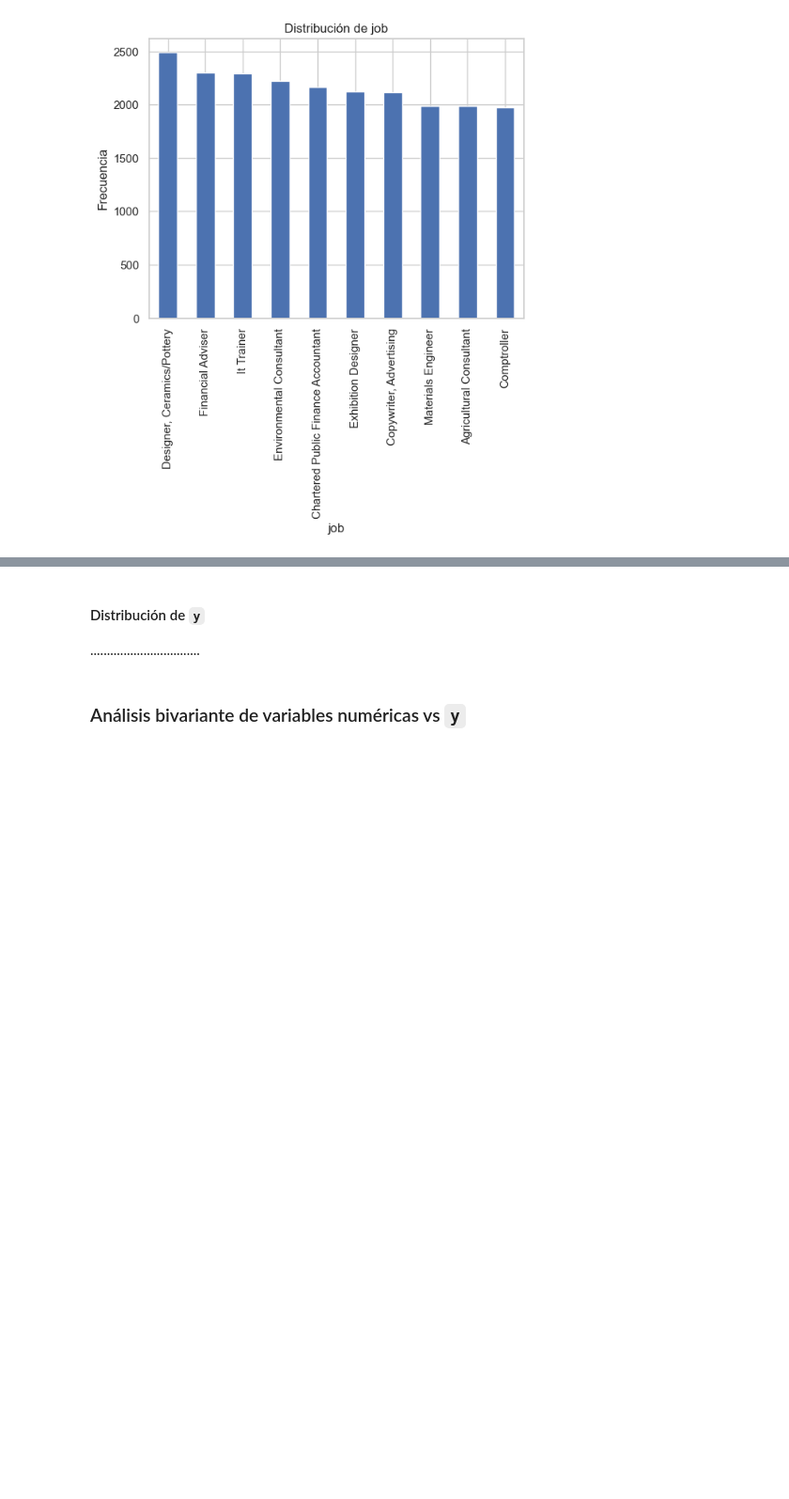
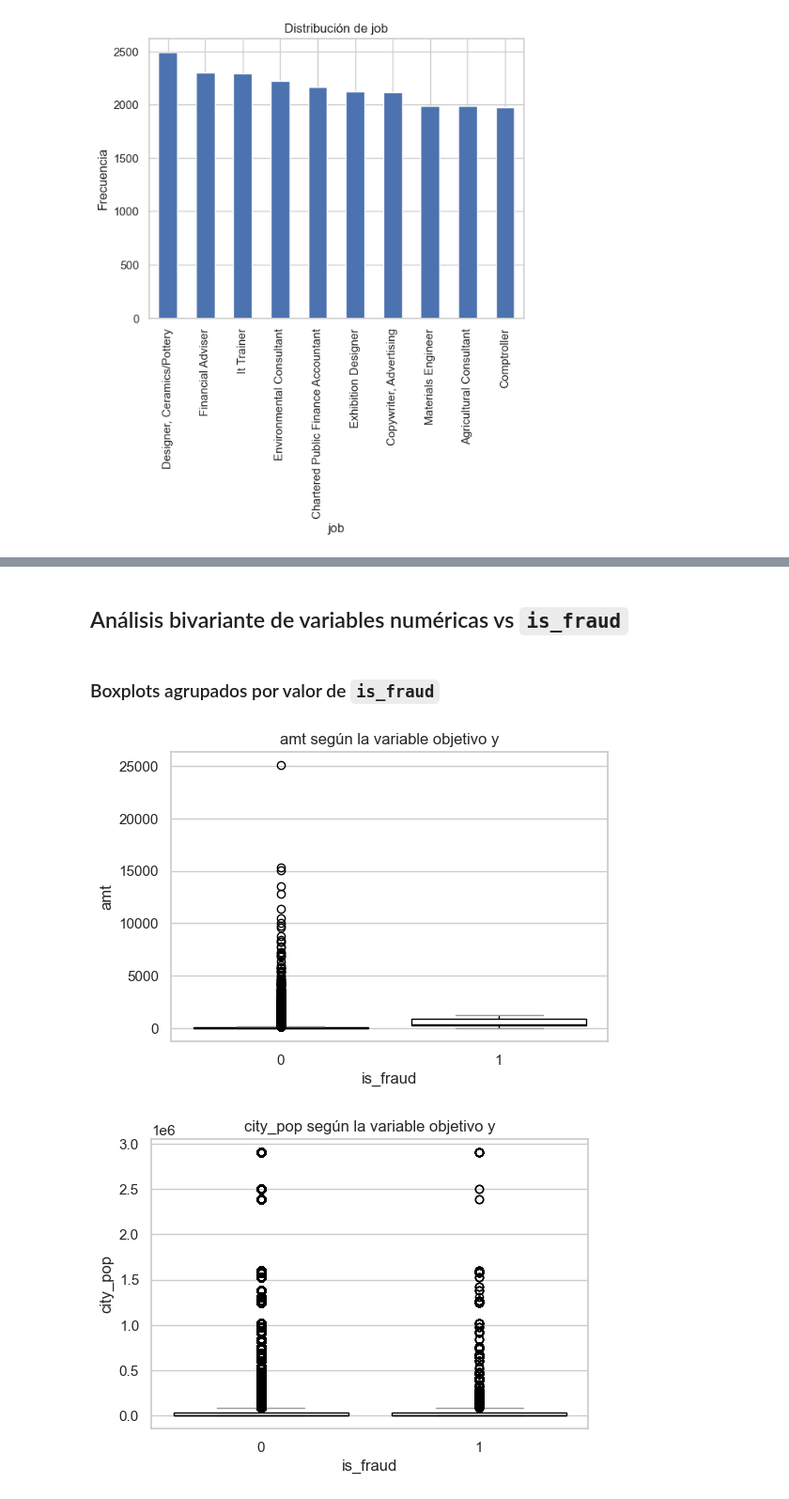
Before and after one commit to C4rl0s1515/Fraud-detection-eda-project, a Jupyter notebook: notebook/0.3_analisis_exploratorio_de_datos.ipynb, the cells around one changed output, grey strips where cells are left out. Shown at 94% size. Saved outputs shown, nothing was run; the diff lists cells and outputs as text; code cells hidden in the pictures; blank space fills up the shorter version.

```diff
--- a/notebook/0.3_analisis_exploratorio_de_datos.ipynb
+++ b/notebook/0.3_analisis_exploratorio_de_datos.ipynb
@@ -428,6 +448,33 @@ for col in cols_cate_final:
-# %% [markdown]
-#### Distribución de `y`
-
-.................................
 # %% [markdown]
-### Análisis bivariante de variables numéricas vs `y`
+## Análisis bivariante de variables numéricas vs `is_fraud`
+# %% [markdown]
+### Boxplots agrupados por valor de `is_fraud`
+# %%
+for col in cols_num_final:
+
+    plt.figure(figsize=(6, 4))
+
+    sns.boxplot(
+
+        x='is_fraud',
+
+        y=col,
+
+        data=df_final,
+
+        color='white',
+
+        boxprops={'edgecolor': 'black'},
+
+        whiskerprops={'color': 'black'},
+
+        medianprops={'color': 'black'},
+
+        flierprops={'markeredgecolor': 'black'})
+
+    plt.title(f'{col} según la variable objetivo y')
+
+    plt.show()
+# %% [output]
+[figure, added]
+[figure, added]
```
Also changed, not shown: parts of 11 cells of this notebook, 1 other file.
